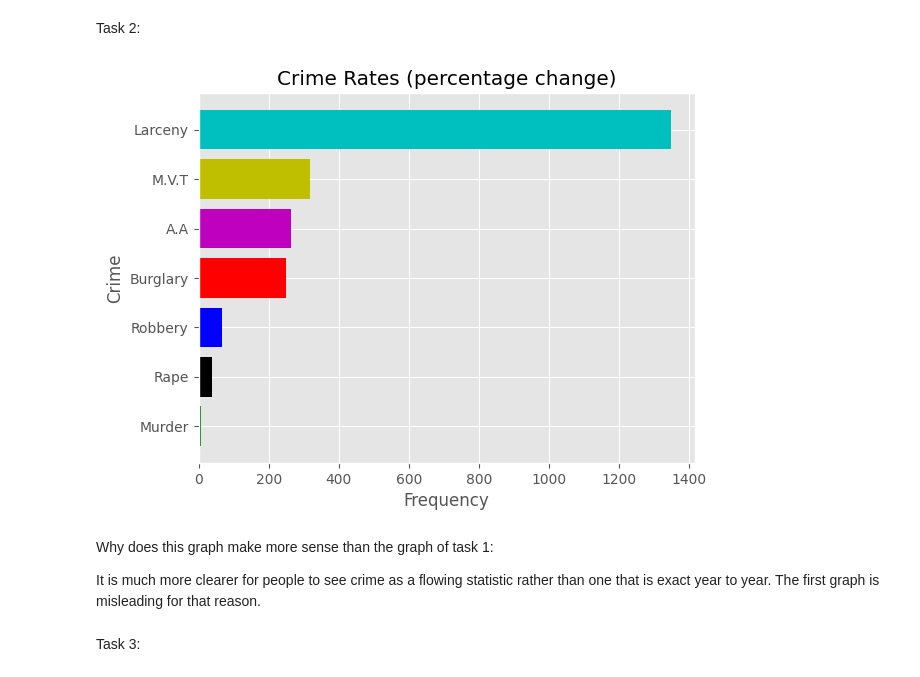
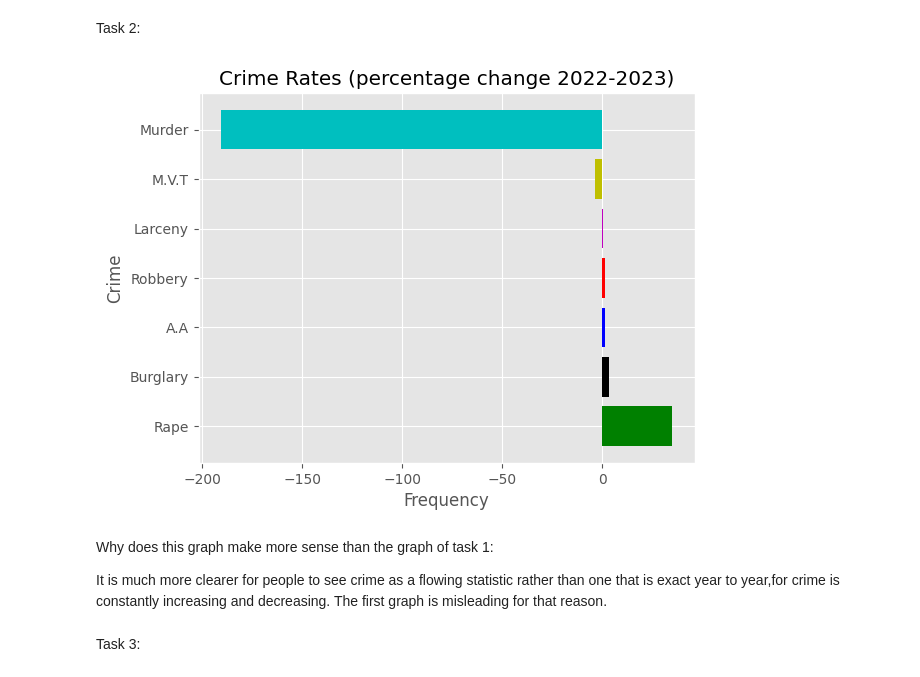
Before and after one commit to surafelmeharihaile-ai/Data110, a Jupyter notebook: data_110_week_4_bar_graph_surafelhaile.ipynb, the cells around one changed output. Cells and saved outputs as stored; diff of their text form; code cells hidden in the pictures.

```diff
--- a/data_110_week_4_bar_graph_surafelhaile.ipynb
+++ b/data_110_week_4_bar_graph_surafelhaile.ipynb
@@ -23,21 +31,23 @@ plt.show()
 Task 2:
 # %%
 data={'Crimes':['A.A','Burglary','Larceny','M.V.T','Murder','Rape','Robbery'],
-      'Frequency':[264.1,250.7,1347.2,318.7,5.7,38.0,66.5]}
+      'Frequency':[264.1,250.7,1347.2,318.7,5.7,38.0,66.5],
+      'Frequency22':[260.8,242.6,1342.3,330.7,-6.3,28.2,65.7]}
 dm = pd.DataFrame(data)
-dm_sorted= dm.sort_values(by='Frequency',ascending=True)
+dm['Percentage Change'] = ((dm['Frequency'] - dm['Frequency22']) / dm['Frequency22']) * 100
+dm_sorted= dm.sort_values(by='Percentage Change',ascending=False)
 color= ['g','k','b','r','m','y','c']
-plt.barh(dm_sorted['Crimes'],dm_sorted['Frequency'],color=color)
-plt.title('Crime Rates (percentage change)')
+plt.barh(dm_sorted['Crimes'],dm_sorted['Percentage Change'],color=color)
+plt.title('Crime Rates (percentage change 2022-2023)')
 plt.xlabel('Frequency')
 plt.ylabel('Crime')
 plt.show()
 # %% [output]
-[figure, old version]
+[figure, new version]
 # %% [markdown]
 
 Why does this graph make more sense than the graph of task 1:
 
-It is much more clearer for people to see crime as a flowing statistic rather than one that is exact year to year. The first graph is misleading for that reason.
+It is much more clearer for people to see crime as a flowing statistic rather than one that is exact year to year,for crime is constantly increasing and decreasing. The first graph is misleading for that reason.
 # %% [markdown]
 Task 3:
```
Also changed, not shown: parts of 2 cells of this notebook.
